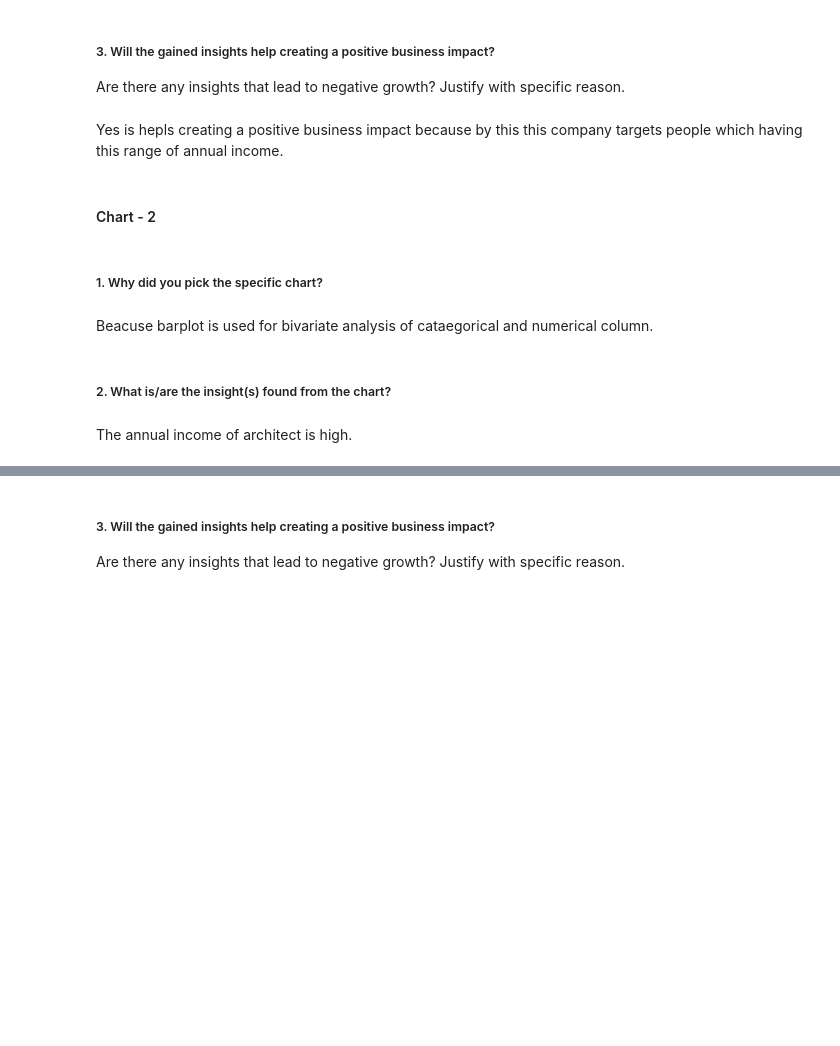
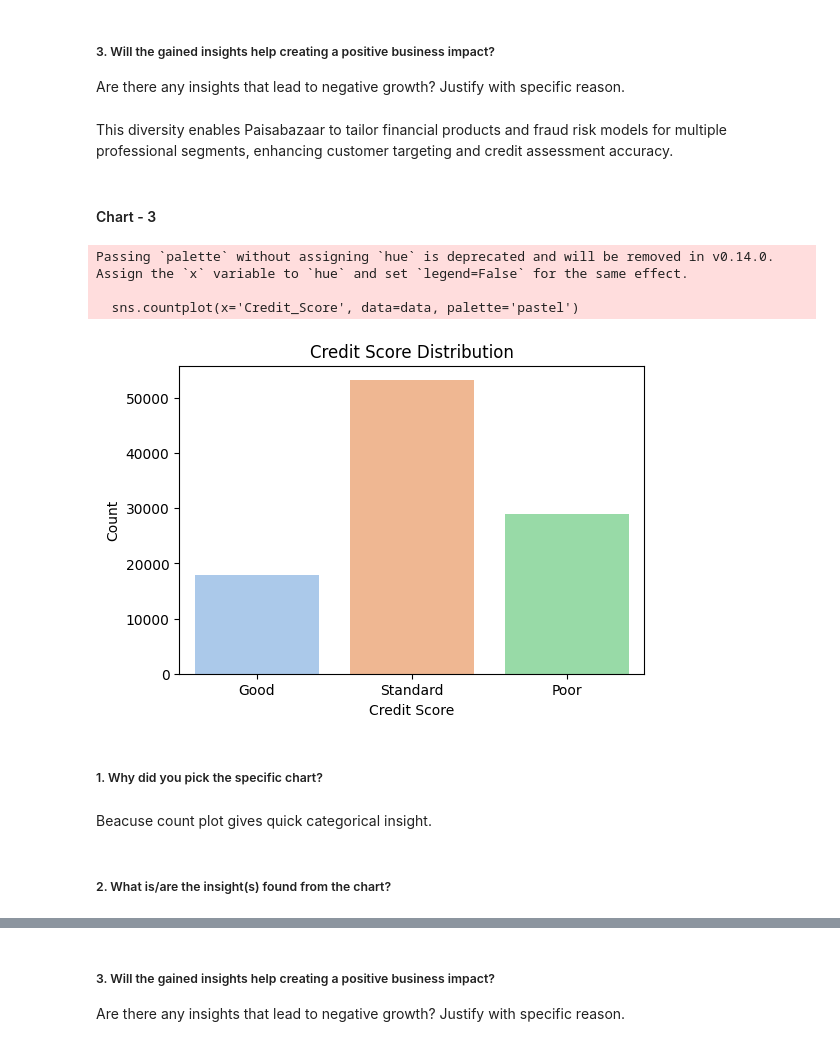
Before and after one commit to AtharvShete2610/Paisa-Bazar-EDA, a Jupyter notebook: EDA_Paisabazaar_Banking_Fraud_Analysis.ipynb, the cells around one changed output, grey strips where cells are left out. Drawn from its saved outputs; the diff is of its cells as text; code cells hidden in the pictures; blank space fills up the shorter version.

```diff
--- a/EDA_Paisabazaar_Banking_Fraud_Analysis.ipynb
+++ b/EDA_Paisabazaar_Banking_Fraud_Analysis.ipynb
@@ -162,7 +305,7 @@ The most of people annual income is between 10000 to 50000
 # %% [markdown]
 ##### 3. Will the gained insights help creating a positive business impact?
 Are there any insights that lead to negative growth? Justify with specific reason.
-# %% [markdown]
-Yes is hepls creating a positive business impact because by this this company targets people which having this range of annual income.
+# %% [markdown]
+This diversity enables Paisabazaar to tailor financial products and fraud risk models for multiple professional segments, enhancing customer targeting and credit assessment accuracy.
 # %% [markdown]
-#### Chart - 2
+#### Chart - 3
@@ -174,8 +312,19 @@ plt.show()
+# %%
+# Chart - 3 visualization code (Count Plot)
+plt.figure(figsize=(6, 4))
+sns.countplot(x='Credit_Score', data=data, palette='pastel')
+plt.title('Credit Score Distribution')
+plt.xlabel('Credit Score')
+plt.ylabel('Count')
+plt.show()
+# %% [output]
+Passing `palette` without assigning `hue` is deprecated and will be removed in v0.14.0. Assign the `x` variable to `hue` and set `legend=False` for the same effect.
+
+  sns.countplot(x='Credit_Score', data=data, palette='pastel')
+[figure, added]
 # %% [markdown]
 ##### 1. Why did you pick the specific chart?
-# %% [markdown]
-Beacuse barplot is used for bivariate analysis of cataegorical and numerical column.
+# %% [markdown]
+Beacuse count plot gives quick categorical insight.
 # %% [markdown]
 ##### 2. What is/are the insight(s) found from the chart?
-# %% [markdown]
-The annual income of architect is high.
```
Also changed, not shown: parts of 89 cells of this notebook.
